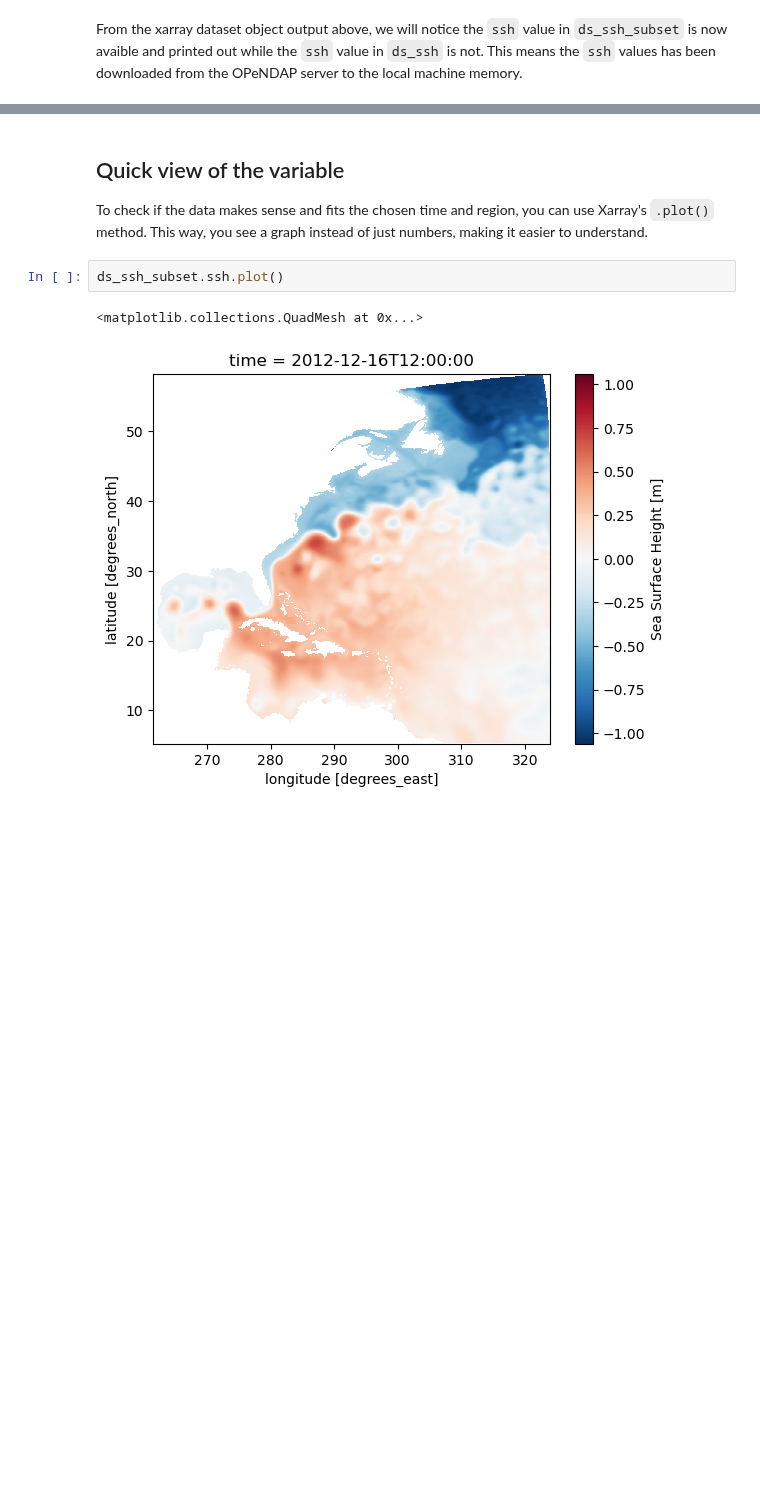
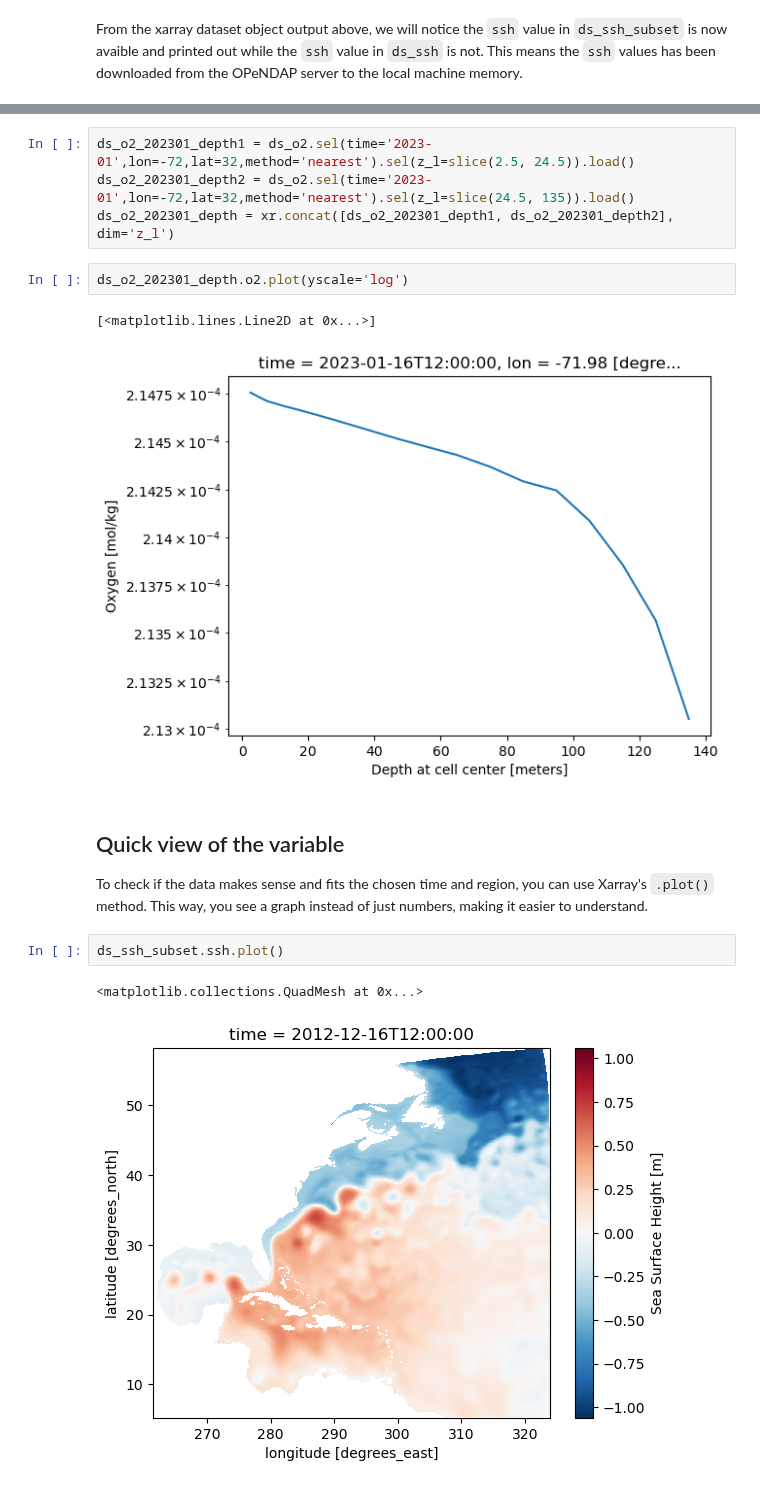
Before and after one commit to NOAA-CEFI-Portal/cefi-cookbook, a Jupyter notebook: content/data_access/access_opendap/python_get_cefi.ipynb, the cells around one changed output, grey strips where cells are left out. Saved outputs shown, nothing was run; the diff lists cells and outputs as text; blank space fills up the shorter version.

```diff
--- a/content/data_access/access_opendap/python_get_cefi.ipynb
+++ b/content/data_access/access_opendap/python_get_cefi.ipynb
@@ -91,3 +167,12 @@ From the xarray dataset object output above, we will notice the `ssh` value in `
+# %%
+ds_o2_202301_depth1 = ds_o2.sel(time='2023-01',lon=-72,lat=32,method='nearest').sel(z_l=slice(2.5, 24.5)).load()
+ds_o2_202301_depth2 = ds_o2.sel(time='2023-01',lon=-72,lat=32,method='nearest').sel(z_l=slice(24.5, 135)).load()
+ds_o2_202301_depth = xr.concat([ds_o2_202301_depth1, ds_o2_202301_depth2], dim='z_l')
+# %%
+ds_o2_202301_depth.o2.plot(yscale='log')
+# %% [output]
+[<matplotlib.lines.Line2D at 0x...>]
+[figure, added]
 # %% [markdown]
 ## Quick view of the variable
 
```
Also changed, not shown: parts of 12 cells of this notebook, 2 other files.
